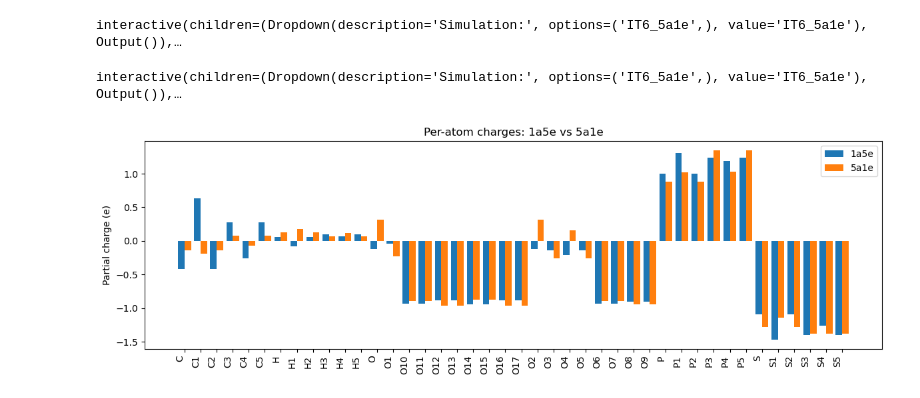
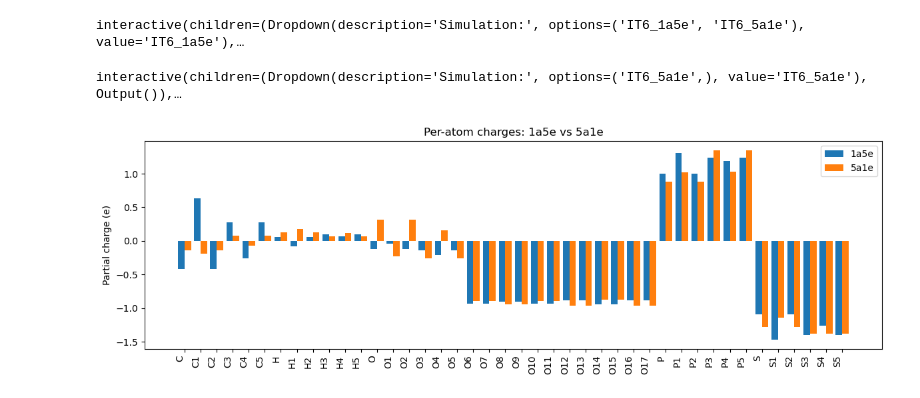
Before and after one commit to JALK96/electrofit-ip6-paper-2025, a Jupyter notebook: notebooks/traj.ipynb, the cells around one changed output. Drawn from its saved outputs; the diff is of its cells as text; code cells hidden in the pictures.

```diff
--- a/notebooks/traj.ipynb
+++ b/notebooks/traj.ipynb
@@ -81,10 +79,15 @@ def visualize_simulation(sim_id):
 # %%
-process_dir = "/home/johannal96/Publications.nobackup/2025/electrofit-ip6-paper-2025/projects/IT6-param/process"
+process_dir_1a5e = "/home/johannal96/Publications.nobackup/2025/electrofit-ip6-paper-2025/projects/IT6-param-1a5e/process/"
+process_dir_5a1e = "/home/johannal96/Publications.nobackup/2025/electrofit-ip6-paper-2025/projects/IT6-param-5a1e/process/"
 
 simulation_paths = {
+    "IT6_1a5e": {
+        "gro_file": f"{process_dir_1a5e}/IT6_1a5e/run_gmx_simulation/md.gro",
+        "xtc_file": f"{process_dir_1a5e}/IT6_1a5e/run_gmx_simulation/md_center.xtc",
+    },
     "IT6_5a1e": {
-        "gro_file": f"{process_dir}/IT6_5a1e/run_gmx_simulation/md.gro",
-        "xtc_file": f"{process_dir}/IT6_5a1e/run_gmx_simulation/md_center.xtc",
+        "gro_file": f"{process_dir_5a1e}/IT6_5a1e/run_gmx_simulation/md.gro",
+        "xtc_file": f"{process_dir_5a1e}/IT6_5a1e/run_gmx_simulation/md_center.xtc",
     },
 }
 
@@ -104,7 +107,7 @@ simulation_selector = widgets.Dropdown(
 # Use interact to link the dropdown to the visualization function
 interact(visualize_simulation, sim_id=simulation_selector);
 # %% [output]
-interactive(children=(Dropdown(description='Simulation:', options=('IT6_5a1e',), value='IT6_5a1e'), Output()),…
+interactive(children=(Dropdown(description='Simulation:', options=('IT6_1a5e', 'IT6_5a1e'), value='IT6_1a5e'),…
 # %%
 process_dir = "/home/johannal96/Publications.nobackup/2025/electrofit-ip6-paper-2025/projects/IT6-param-1a5e/process/"
 
@@ -187,6 +190,7 @@ interact(visualize_simulation, sim_id=simulation_selector);
 # %%
 import matplotlib.pyplot as plt
 import pandas as pd
+import re
 
 mol2_1a5e = "/home/johannal96/Publications.nobackup/2025/electrofit-ip6-paper-2025/projects/IT6-param-1a5e/process/IT6_1a5e/results/averaged_IT6_1a5e.mol2"
 mol2_5a1e = "/home/johannal96/Publications.nobackup/2025/electrofit-ip6-paper-2025/projects/IT6-param-5a1e/process/IT6_5a1e/results/averaged_IT6_1a5e.mol2"
@@ -202,33 +206,41 @@ def read_mol2_charges(path):
                 continue
             if line.startswith("@<TRIPOS>BOND"):
                 break
             if in_atoms and line:
                 parts = line.split()
                 # MOL2 ATOM columns: id, name, x, y, z, type, subst_id, subst_name, charge
                 name = parts[1]
                 charge = float(parts[-1])
                 atoms.append((name, charge))
     return pd.DataFrame(atoms, columns=["atom", "charge"])
 
 df1 = read_mol2_charges(mol2_1a5e).rename(columns={"charge": "q_1a5e"})
 df2 = read_mol2_charges(mol2_5a1e).rename(columns={"charge": "q_5a1e"})
 
-merged = pd.merge(df1, df2, on="atom", how="outer").sort_values("atom")
-merged.reset_index(drop=True, inplace=True)
+def natural_key(name):
+    m = re.match(r"([A-Za-z]+)(\d*)$", name)
+    if not m:
+        return (name, 0)
+    prefix, num = m.groups()
+    return (prefix, int(num) if num else 0)
+
+merged = pd.merge(df1, df2, on="atom", how="outer").sort_values(
+    "atom", key=lambda s: s.map(natural_key)
+).reset_index(drop=True)
 
 fig, ax = plt.subplots(figsize=(12, 4))
 x = range(len(merged))
 width = 0.4
 
 ax.bar([i - width/2 for i in x], merged["q_1a5e"], width=width, label="1a5e")
 ax.bar([i + width/2 for i in x], merged["q_5a1e"], width=width, label="5a1e")
 
 ax.set_xticks(x)
 ax.set_xticklabels(merged["atom"], rotation=90, ha="right")
 ax.set_ylabel("Partial charge (e)")
 ax.set_title("Per-atom charges: 1a5e vs 5a1e")
 ax.legend()
 plt.tight_layout()
 plt.show()
 # %% [output]
-[figure, old version]
+[figure, new version]
```
Also changed, not shown: parts of 1 cell of this notebook, 6 other files.
